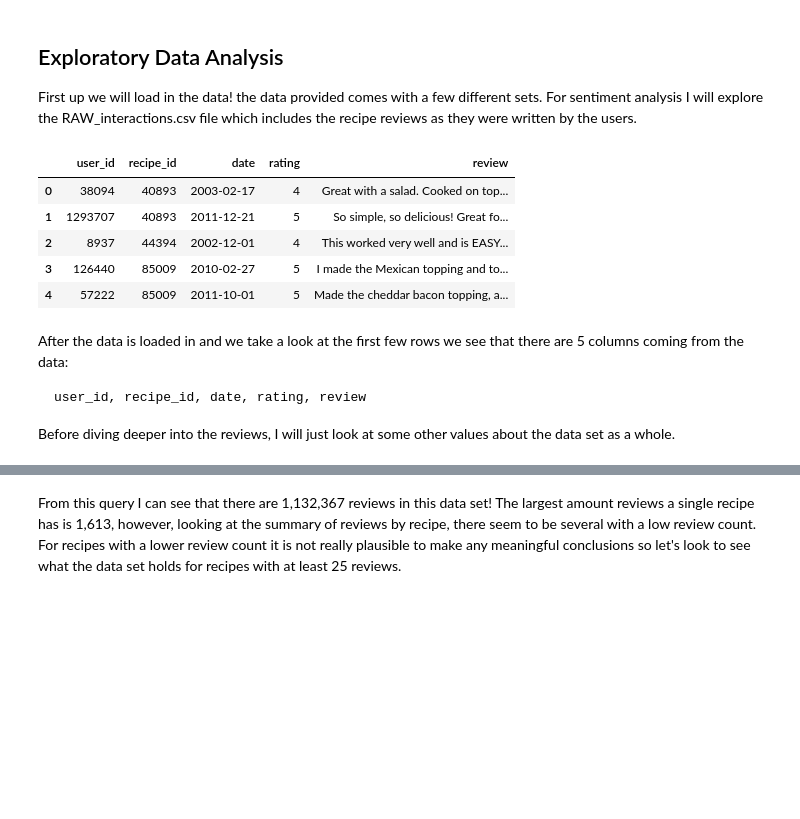
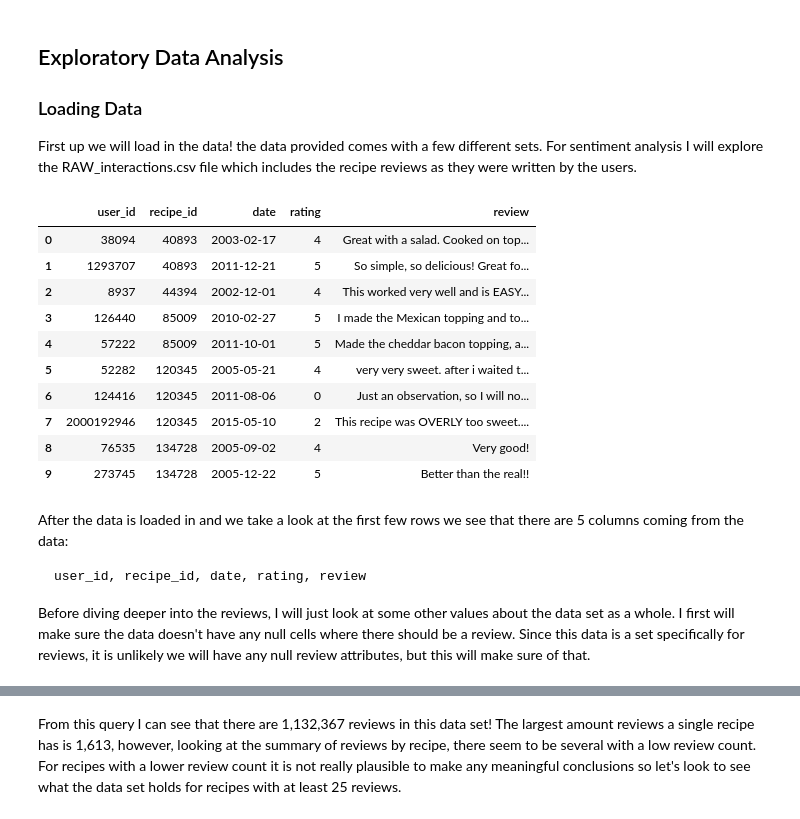
Before and after one commit to chillyssa/NLP-with-Deep-Learning-Project, a Jupyter notebook: project_part1.ipynb, the cells around one changed output, grey strips where cells are left out. Drawn from its saved outputs; the diff is of its cells as text; code cells hidden in the pictures; blank space fills up the shorter version.

````diff
--- a/project_part1.ipynb
+++ b/project_part1.ipynb
@@ -21,33 +21,40 @@ https://www.aclweb.org/anthology/D19-1613/
 # %% [markdown]
 ## Exploratory Data Analysis
 
+### Loading Data
 First up we will load in the data! the data provided comes with a few different sets. For sentiment analysis I will explore the RAW_interactions.csv file which includes the recipe reviews as they were written by the users.
 # %%
 # mount google drive to import data files - only have to run this once.
 # from google.colab import drive
 # drive.mount('/content/drive')
 
 # import all of the python modules/packages you'll need here
 import pandas as pd
 import numpy as np
 
+pd.set_option('display.max_colwidth', 0)
 path = '/content/drive/MyDrive/NLP-F22/data/RAW_interactions.csv'
 df = pd.read_csv(path)
-df.head()
+df.head(10)
 
 # ...
 # %% [output]
 |  | user_id | recipe_id | date | rating | review |
 | 0 | 38094 | 40893 | 2003-02-17 | 4 | Great with a salad. Cooked on top... |
 | 1 | 1293707 | 40893 | 2011-12-21 | 5 | So simple, so delicious! Great fo... |
 | 2 | 8937 | 44394 | 2002-12-01 | 4 | This worked very well and is EASY... |
 | 3 | 126440 | 85009 | 2010-02-27 | 5 | I made the Mexican topping and to... |
 | 4 | 57222 | 85009 | 2011-10-01 | 5 | Made the cheddar bacon topping, a... |
+| 5 | 52282 | 120345 | 2005-05-21 | 4 | very very sweet. after i waited t... |
+| 6 | 124416 | 120345 | 2011-08-06 | 0 | Just an observation, so I will no... |
+| 7 | 2000192946 | 120345 | 2015-05-10 | 2 | This recipe was OVERLY too sweet.... |
+| 8 | 76535 | 134728 | 2005-09-02 | 4 | Very good! |
+| 9 | 273745 | 134728 | 2005-12-22 | 5 | Better than the real!! |
 # %% [markdown]
 After the data is loaded in and we take a look at the first few rows we see that there are 5 columns coming from the data:
 
 ```
 user_id, recipe_id, date, rating, review
 ```
-Before diving deeper into the reviews, I will just look at some other values about the data set as a whole.
+Before diving deeper into the reviews, I will just look at some other values about the data set as a whole. I first will make sure the data doesn't have any null cells where there should be a review. Since this data is a set specifically for reviews, it is unlikely we will have any null review attributes, but this will make sure of that.
 # %%
````
Also changed, not shown: parts of 8 cells of this notebook.
